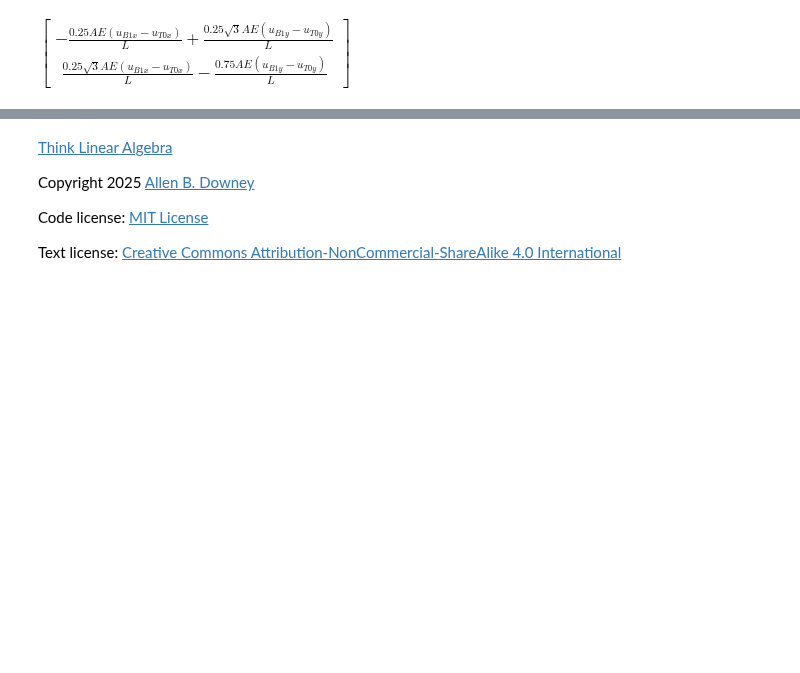
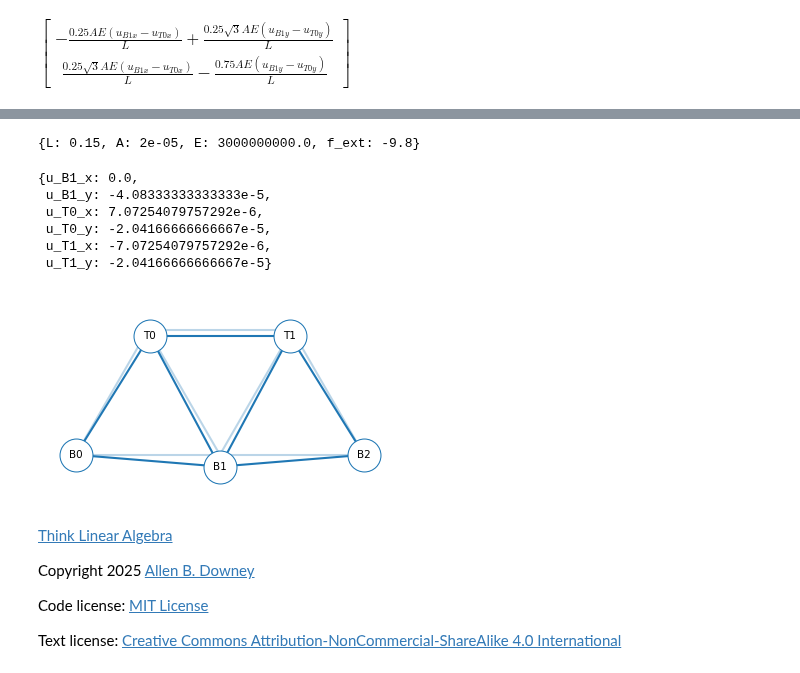
Before and after one commit to AllenDowney/ThinkLinearAlgebra, a Jupyter notebook: soln/truss.ipynb, the cells around one changed output, grey strips where cells are left out. Saved outputs shown, nothing was run; the diff lists cells and outputs as text; code cells hidden in the pictures; blank space fills up the shorter version.

```diff
--- a/soln/truss.ipynb
+++ b/soln/truss.ipynb
@@ -383,4 +429,3 @@ NodeView(('B0', 'B1', 'B2', 'T0', 'T1'))
 # %%
-for i, node in enumerate(unknowns):
-    print(node, i)
-    G.nodes[node]['index'] = i
+for i, node in enumerate(G.nodes):
+    setattr_node(G, node, index=i)
@@ -641,6 +555,0 @@ def assemble_block_matrix(K_dict, node_list, fixed_nodes=()):
-# %%
-G = nx.Graph()
-add_n_triangle_truss(G, N=2)
-assign_material_properties(G, E, A)
-add_displacements(G)
-G.nodes['B1']['f_ext'] = sp.Matrix([0, -F])
@@ -667,0 +565,14 @@ $\displaystyle \left[\begin{matrix}\frac{1.25 A E u_{B0 x}}{L} + \frac{0.25 \sqr
+# %%
+# --- Numerical parameters (Pint quantities) ---
+params = {
+    'L': 15.0 * ureg.cm,
+    'A': 1.0 * ureg.cm * 0.2 * ureg.cm,
+    'E': 3.0e9 * ureg.Pa,
+    'f_ext': -9.8 * ureg.newton,
+}
+
+symbols_to_sub = [L, A, E, f_ext]
+subs = make_subs(symbols_to_sub, params)
+subs
+# %% [output]
+{L: 0.15, A: 2e-05, E: 3000000000.0, f_ext: -9.8}
@@ -668,3 +581,29 @@ $\displaystyle \left[\begin{matrix}\frac{1.25 A E u_{B0 x}}{L} + \frac{0.25 \sqr
+# %%
+sol = solve(eqs_num, u_dense)
+sol
+# %% [output]
+{u_B1_x: 0.0,
+ u_B1_y: -4.08333333333333e-5,
+ u_T0_x: 7.07254079757292e-6,
+ u_T0_y: -2.04166666666667e-5,
+ u_T1_x: -7.07254079757292e-6,
+ u_T1_y: -2.04166666666667e-5}
+# %%
+G_disp = G.copy()
+scale = 300
+
+for node in G_disp.nodes:
+    pos = getattr_node(G_disp, node, 'pos')
+    u = getattr_node(G_disp, node, 'disp')
+    u_eval = u.subs(sol).evalf() * scale
+    pos_new = pos + u_eval
+    setattr_node(G_disp, node, pos=pos_new)
+# %%
+subs = {L: 0.15}
+draw_truss(G, subs, label_nodes=False, alpha=0.3)
+draw_truss(G_disp, subs)
+# %% [output]
+[figure, added]
 # %% [markdown]
 [Think Linear Algebra](https://allendowney.github.io/ThinkLinearAlgebra/index.html)
 
```
Also changed, not shown: parts of 57 cells of this notebook.
